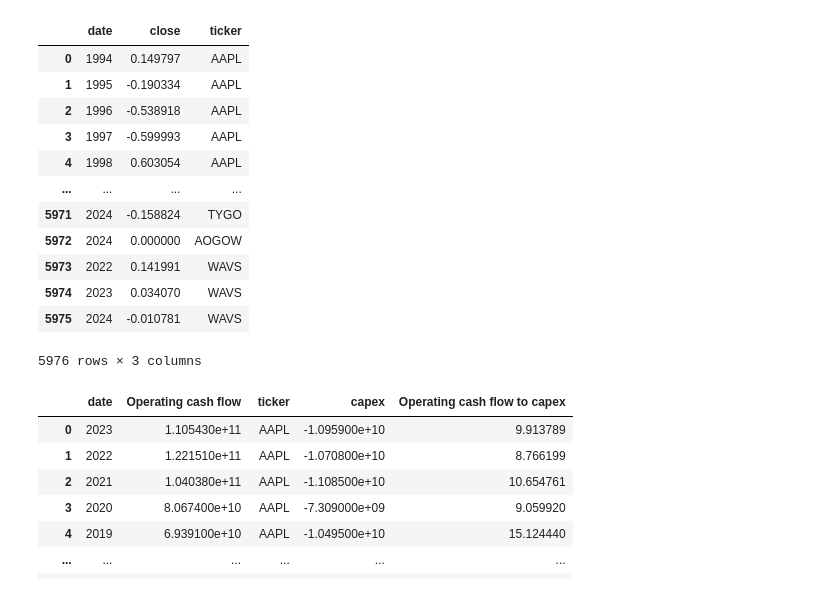
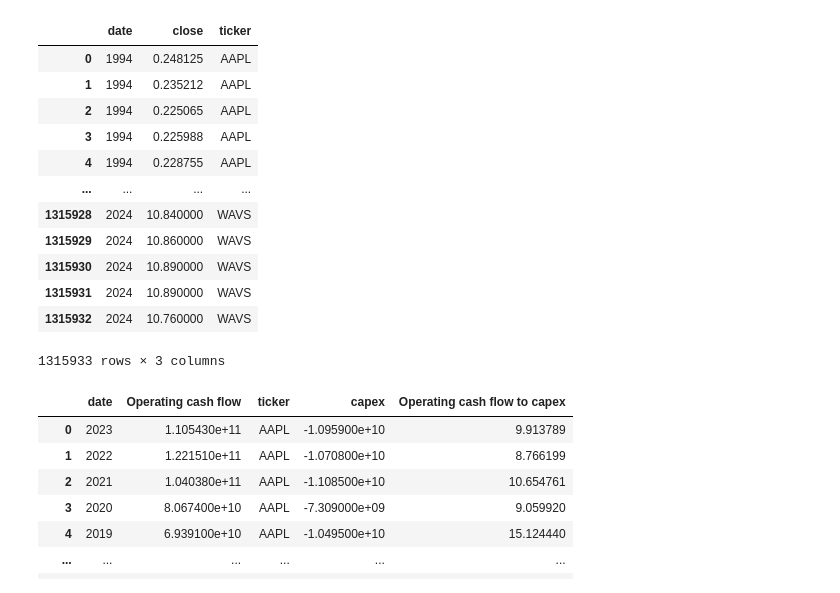
Before and after one commit to alisonands/Case-Study-A-data-driven-investment-analysis, a Jupyter notebook: data_gathering/analysis_opcash_to_capex.ipynb, the cells around one changed output. Cells and saved outputs as stored; diff of their text form; code cells hidden in the pictures.

```diff
--- a/data_gathering/analysis_opcash_to_capex.ipynb
+++ b/data_gathering/analysis_opcash_to_capex.ipynb
@@ -10,4 +10,6 @@ opcash_to_capex = opcash_to_capex[(opcash_to_capex['Operating cash flow to capex
                                   (opcash_to_capex['Operating cash flow to capex'] >= min_val) &
                                   ~(opcash_to_capex['capex'] == 0)]
 opcash_to_capex.sort_values(by='Operating cash flow to capex', ascending=True)
-annual_returns = pd.read_csv('annual_returns.csv').rename(columns={'Date':'date', 'Close': 'close'})
+annual_returns = pd.read_csv('annual_returns.csv').rename(columns={'Date':'date', 'Close': 'close(%)'})
+daily_returns = pd.read_csv('daily_close.csv').rename(columns={'Date':'date', 'Close': 'close'})
+daily_returns
@@ -14,20 +30,22 @@ annual_returns = pd.read_csv('annual_returns.csv').rename(columns={'Date':'date'
 # %%
 annual_returns['date'] = pd.to_datetime(annual_returns['date']).dt.year
-annual_returns
+daily_returns['date'] = pd.to_datetime(daily_returns['date'], utc=True)
+daily_returns['date'] = daily_returns['date'].dt.year
+daily_returns
 # %% [output]
 |  | date | close | ticker |
-| 0 | 1994 | 0.149797 | AAPL |
-| 1 | 1995 | -0.190334 | AAPL |
-| 2 | 1996 | -0.538918 | AAPL |
-| 3 | 1997 | -0.599993 | AAPL |
-| 4 | 1998 | 0.603054 | AAPL |
+| 0 | 1994 | 0.248125 | AAPL |
+| 1 | 1994 | 0.235212 | AAPL |
+| 2 | 1994 | 0.225065 | AAPL |
+| 3 | 1994 | 0.225988 | AAPL |
+| 4 | 1994 | 0.228755 | AAPL |
 | ... | ... | ... | ... |
-| 5971 | 2024 | -0.158824 | TYGO |
-| 5972 | 2024 | 0.000000 | AOGOW |
-| 5973 | 2022 | 0.141991 | WAVS |
-| 5974 | 2023 | 0.034070 | WAVS |
-| 5975 | 2024 | -0.010781 | WAVS |
+| 1315928 | 2024 | 10.840000 | WAVS |
+| 1315929 | 2024 | 10.860000 | WAVS |
+| 1315930 | 2024 | 10.890000 | WAVS |
+| 1315931 | 2024 | 10.890000 | WAVS |
+| 1315932 | 2024 | 10.760000 | WAVS |
-5976 rows × 3 columns
+1315933 rows × 3 columns
 # %%
 opcash_to_capex = opcash_to_capex[opcash_to_capex.groupby('ticker')['ticker'].transform('count') >= 10]
 opcash_to_capex
```
Also changed, not shown: parts of 11 cells of this notebook, 2 other files.
